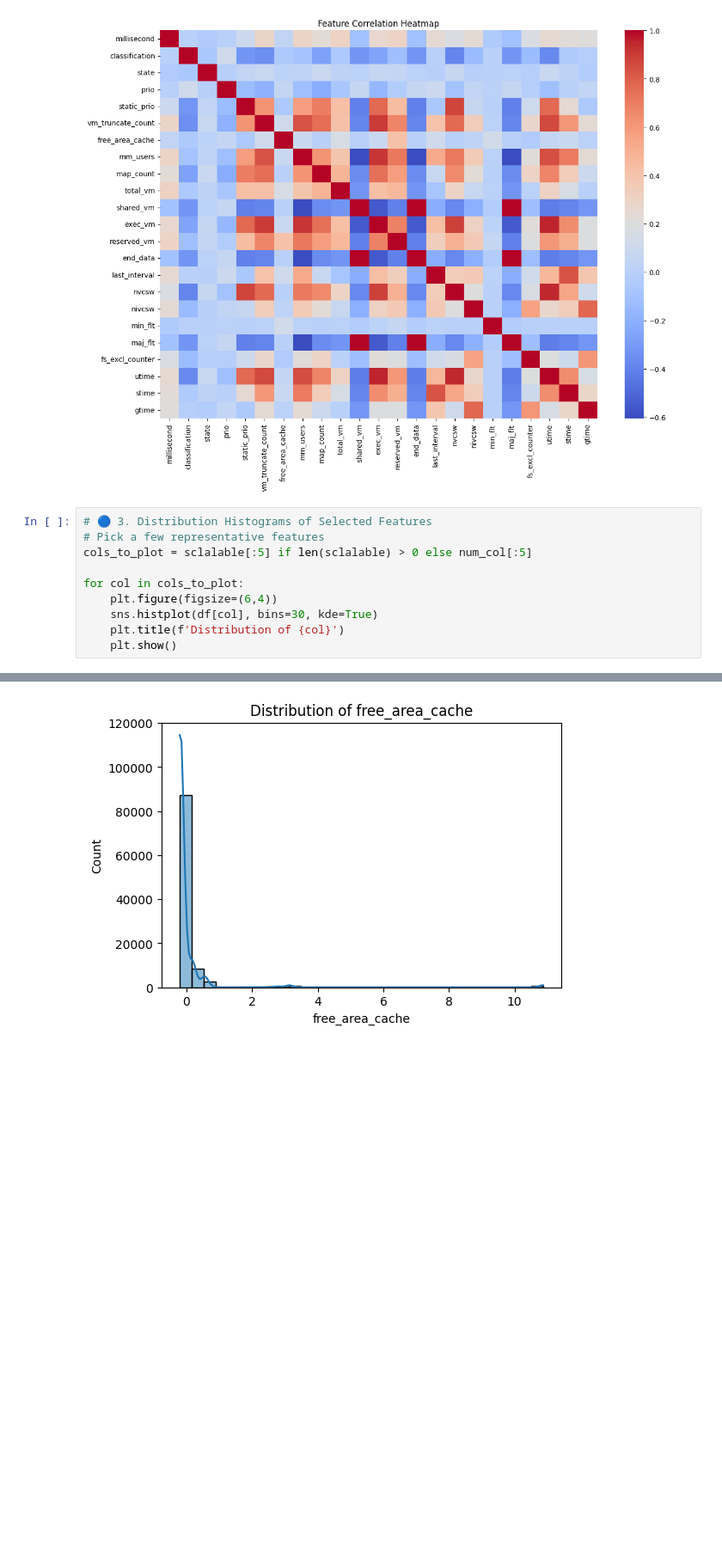
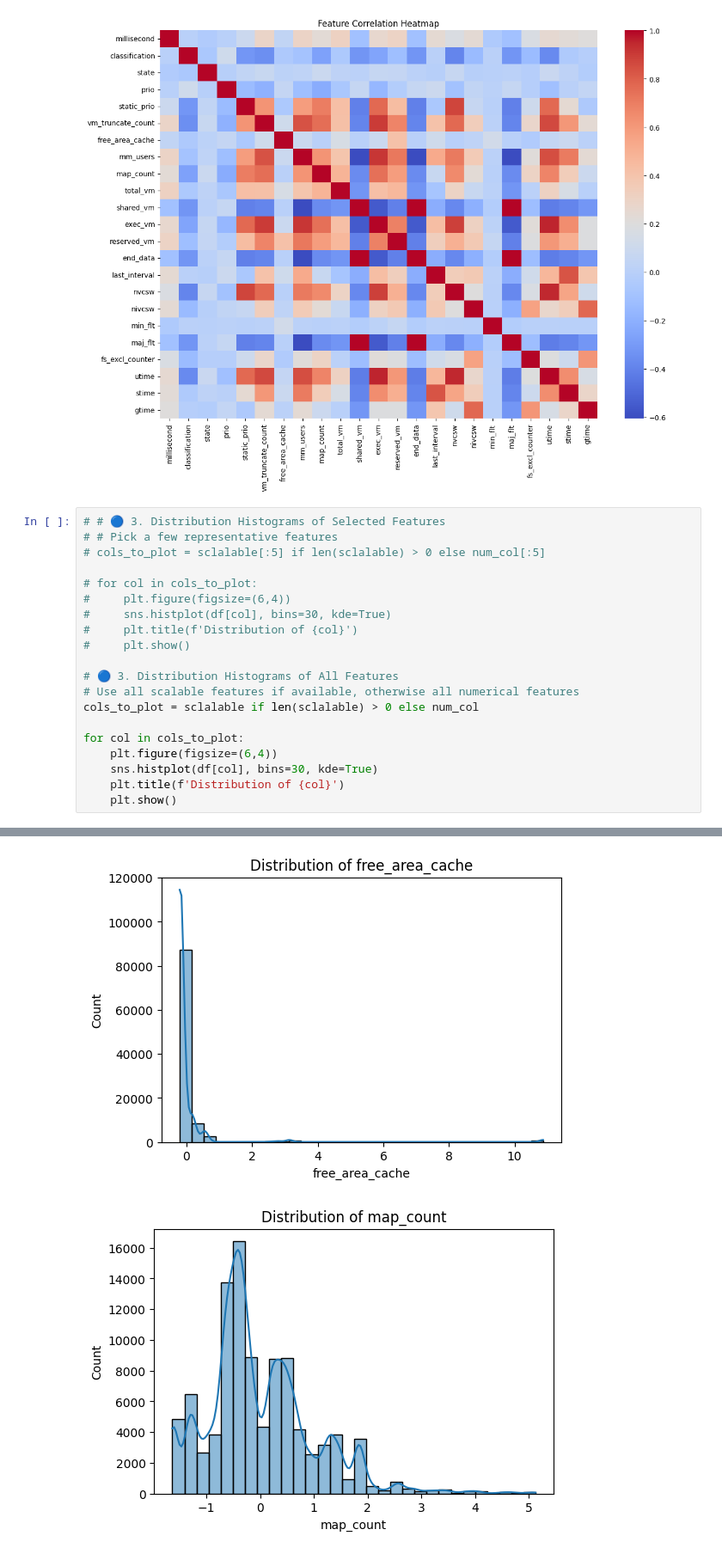
Before and after one commit to Hocking88/InnovationProject, a Jupyter notebook: data/EDA/Data_Cleaning_malware_dataset.ipynb, the cells around one changed output, grey strips where cells are left out. Shown at 86% size. Drawn from its saved outputs; the diff is of its cells as text; blank space fills up the shorter version.

```diff
--- a/data/EDA/Data_Cleaning_malware_dataset.ipynb
+++ b/data/EDA/Data_Cleaning_malware_dataset.ipynb
@@ -406,18 +406,29 @@ plt.show()
 # %% [output]
 [figure]
 # %%
-# 🔵 3. Distribution Histograms of Selected Features
-# Pick a few representative features
-cols_to_plot = sclalable[:5] if len(sclalable) > 0 else num_col[:5]
+# # 🔵 3. Distribution Histograms of Selected Features
+# # Pick a few representative features
+# cols_to_plot = sclalable[:5] if len(sclalable) > 0 else num_col[:5]
+
+# for col in cols_to_plot:
+#     plt.figure(figsize=(6,4))
+#     sns.histplot(df[col], bins=30, kde=True)
+#     plt.title(f'Distribution of {col}')
+#     plt.show()
+
+# 🔵 3. Distribution Histograms of All Features
+# Use all scalable features if available, otherwise all numerical features
+cols_to_plot = sclalable if len(sclalable) > 0 else num_col
 
 for col in cols_to_plot:
     plt.figure(figsize=(6,4))
     sns.histplot(df[col], bins=30, kde=True)
     plt.title(f'Distribution of {col}')
     plt.show()
 # %% [output]
 [figure]
 [figure]
 [figure]
 [figure]
 [figure]
+[figure, added]
```
Also changed, not shown: parts of 6 cells of this notebook.
